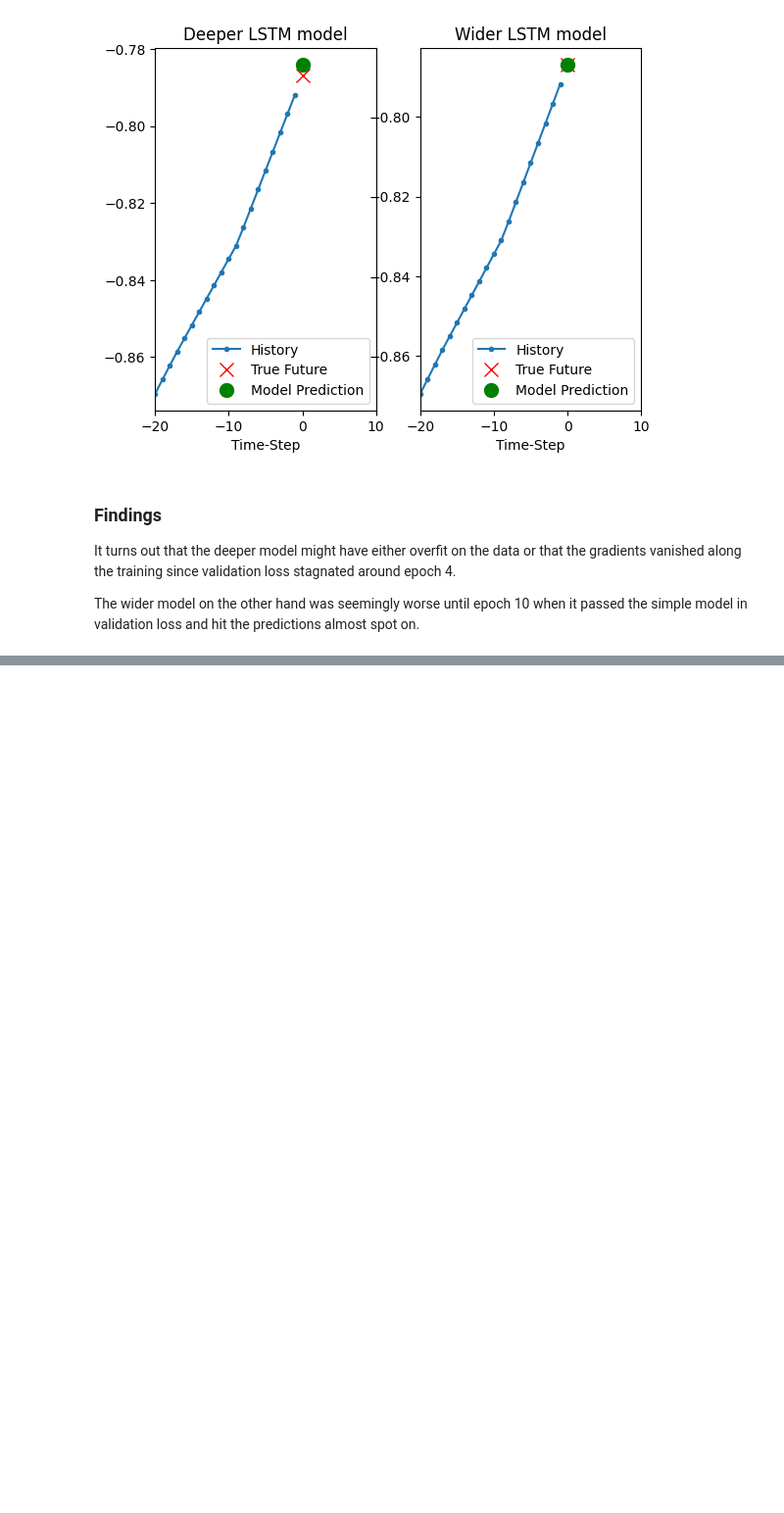
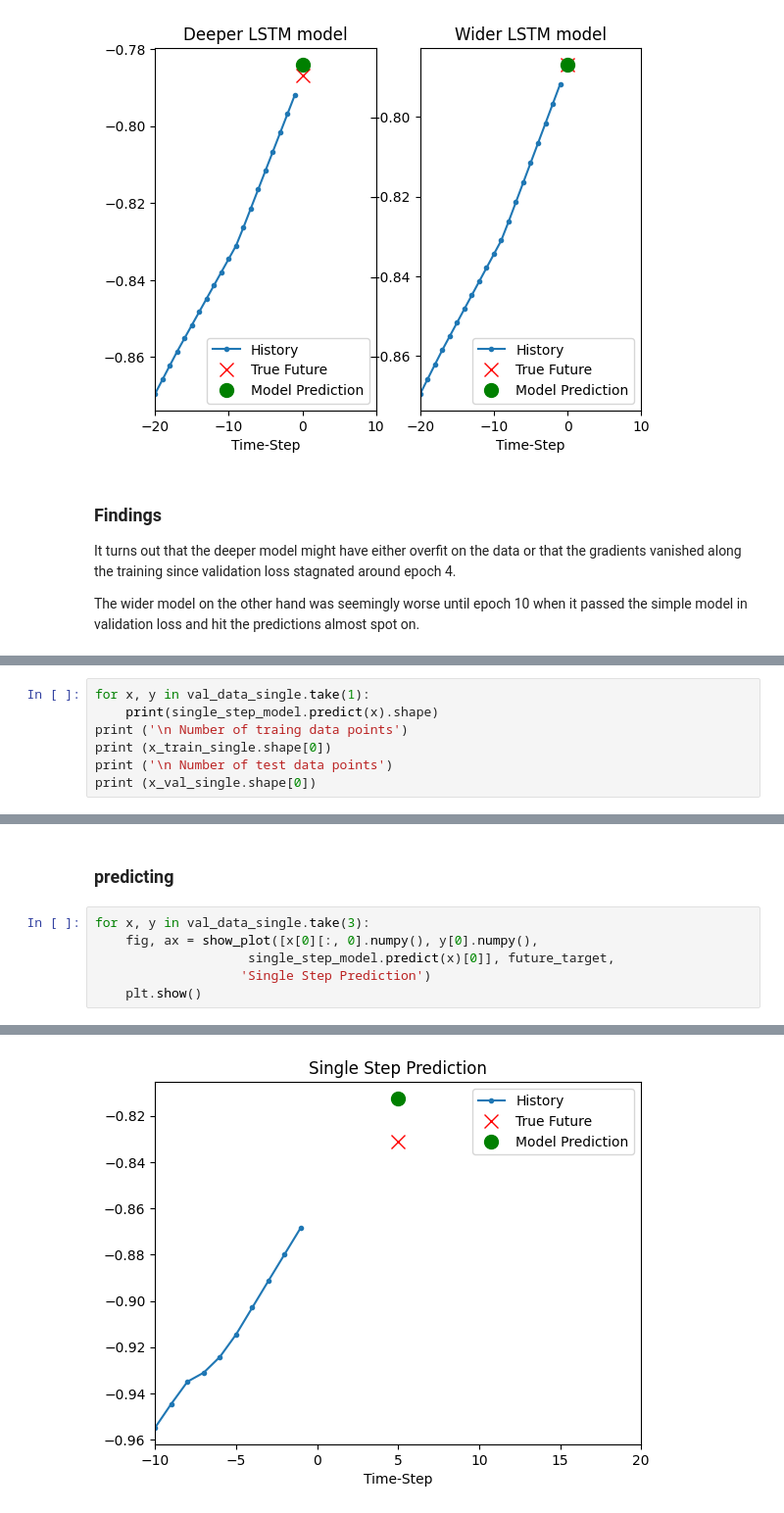
Before and after one commit to kallefrisk/Schoolwork, a Jupyter notebook: Python/DeepLearning/Recurrent_Neural_Net_Demonstration.ipynb, the cells around one changed output, grey strips where cells are left out. Shown at 98% size. Saved outputs shown, nothing was run; the diff lists cells and outputs as text; blank space fills up the shorter version.

```diff
--- a/Python/DeepLearning/Recurrent_Neural_Net_Demonstration.ipynb
+++ b/Python/DeepLearning/Recurrent_Neural_Net_Demonstration.ipynb
@@ -467,0 +622,7 @@ The wider model on the other hand was seemingly worse until epoch 10 when it pas
+# %%
+for x, y in val_data_single.take(1):
+    print(single_step_model.predict(x).shape)
+print ('\n Number of traing data points')
+print (x_train_single.shape[0])
+print ('\n Number of test data points')
+print (x_val_single.shape[0])
@@ -467,0 +670,9 @@ The wider model on the other hand was seemingly worse until epoch 10 when it pas
+# %% [markdown]
+### predicting
+# %%
+for x, y in val_data_single.take(3):
+    fig, ax = show_plot([x[0][:, 0].numpy(), y[0].numpy(),
+                    single_step_model.predict(x)[0]], future_target,
+                   'Single Step Prediction')
+    plt.show()
+# %% [output]
@@ -467,0 +680 @@ The wider model on the other hand was seemingly worse until epoch 10 when it pas
+[figure, added]
```
Also changed, not shown: parts of 24 cells of this notebook.
